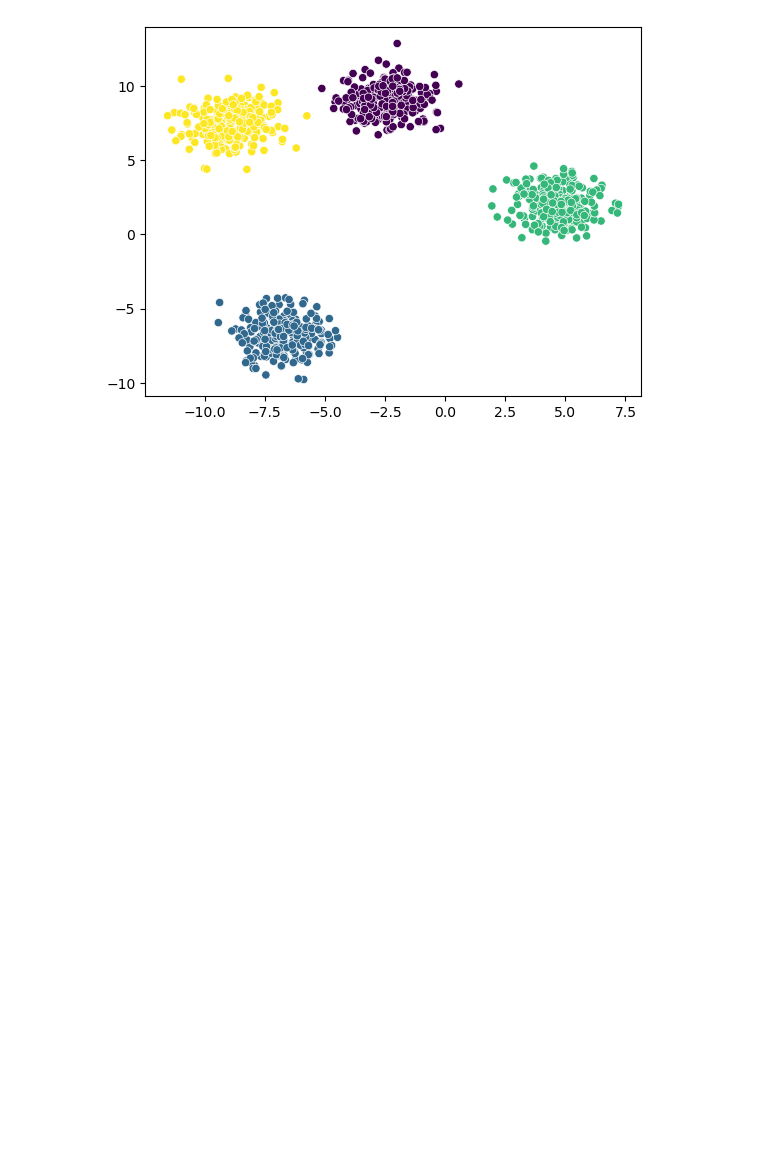
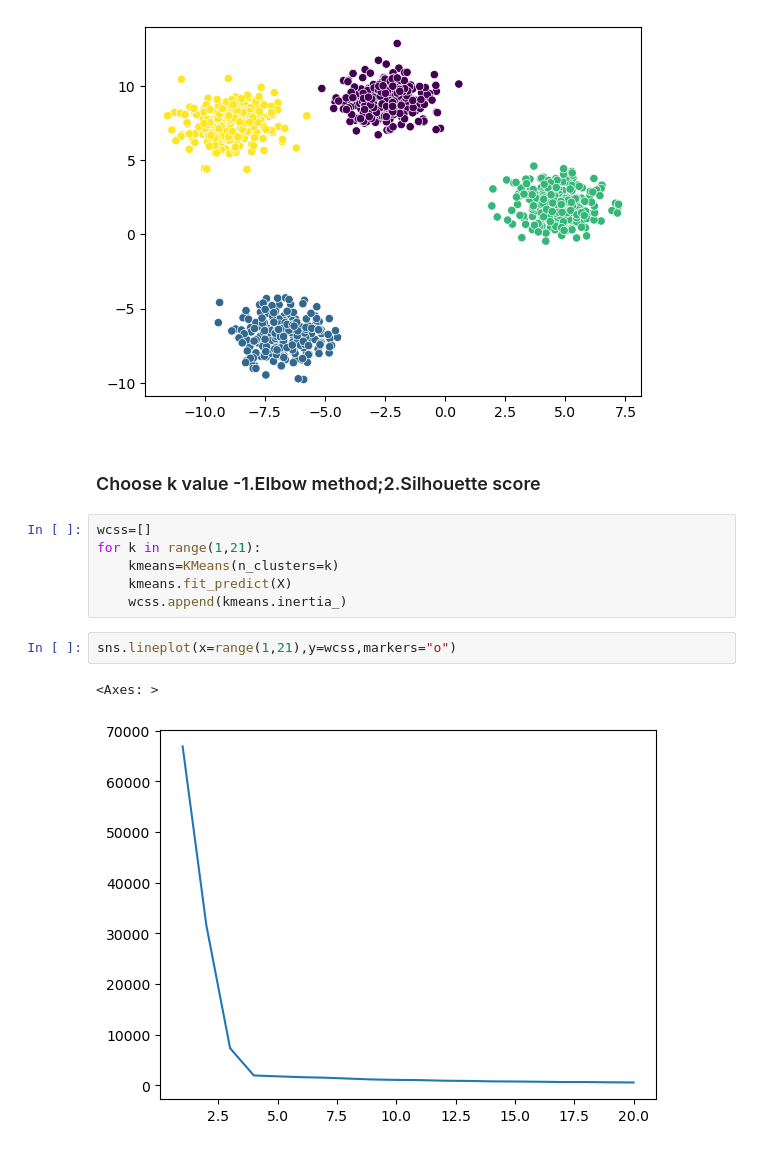
Before and after one commit to piyushhh-glitch/Machine_Learning, a Jupyter notebook: Unsupervised_ML/K_mean_clustering.ipynb, the cells around one changed output. Saved outputs shown, nothing was run; the diff lists cells and outputs as text; blank space fills up the shorter version.

Commit message:
Implemented Elbow method and Silhouette Scoring for finding the value of k

```diff
--- a/Unsupervised_ML/K_mean_clustering.ipynb
+++ b/Unsupervised_ML/K_mean_clustering.ipynb
@@ -88,3 +88,16 @@ sns.scatterplot(x=X[:,0],y=X[:,1],c=labels)
 # %% [output]
 <Axes: >
 [figure]
+# %% [markdown]
+### Choose k value -1.Elbow method;2.Silhouette score
+# %%
+wcss=[]
+for k in range(1,21):
+    kmeans=KMeans(n_clusters=k)
+    kmeans.fit_predict(X)
+    wcss.append(kmeans.inertia_)
+# %%
+sns.lineplot(x=range(1,21),y=wcss,markers="o")
+# %% [output]
+<Axes: >
+[figure, added]
```
Also changed, not shown: parts of 10 cells of this notebook.
